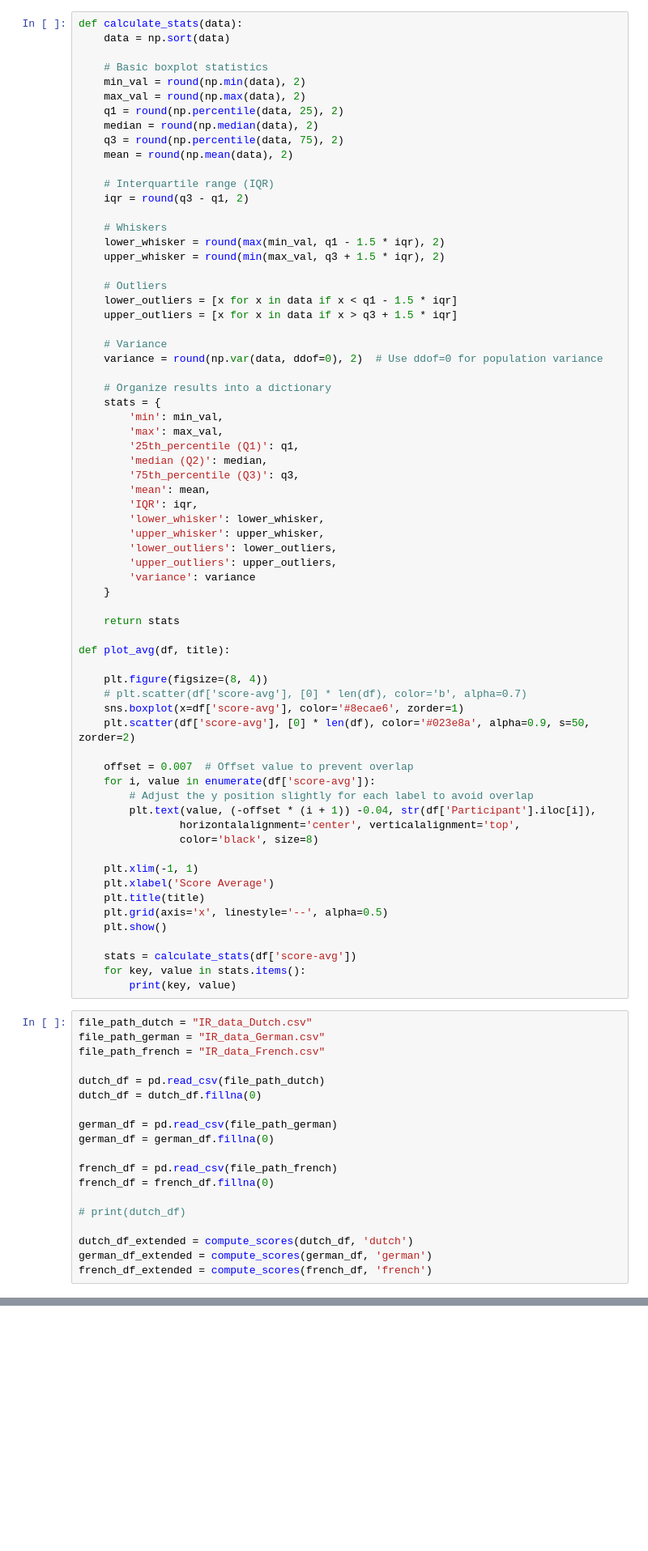
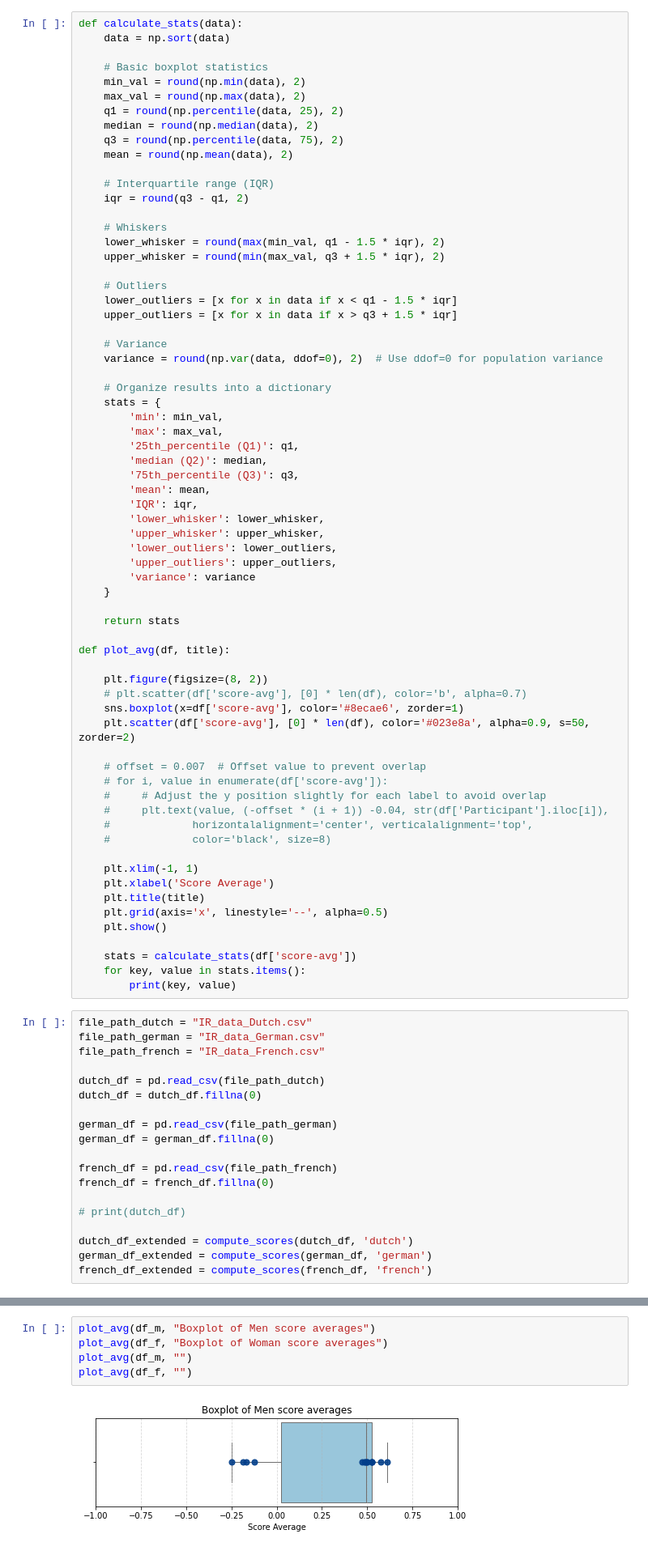
Before and after one commit to teauteau/ir_personalisation, a Jupyter notebook: data_analyzation.ipynb, the cells around one changed output, grey strips where cells are left out. Shown: that part at 81% size. Drawn from its saved outputs; the diff is of its cells as text; blank space fills up the shorter version.

```diff
--- a/data_analyzation.ipynb
+++ b/data_analyzation.ipynb
@@ -189,17 +189,17 @@ def calculate_stats(data):
 
 def plot_avg(df, title):
 
-    plt.figure(figsize=(8, 4))
+    plt.figure(figsize=(8, 2))
     # plt.scatter(df['score-avg'], [0] * len(df), color='b', alpha=0.7)
     sns.boxplot(x=df['score-avg'], color='#8ecae6', zorder=1)
     plt.scatter(df['score-avg'], [0] * len(df), color='#023e8a', alpha=0.9, s=50, zorder=2)
 
-    offset = 0.007  # Offset value to prevent overlap
-    for i, value in enumerate(df['score-avg']):
-        # Adjust the y position slightly for each label to avoid overlap
-        plt.text(value, (-offset * (i + 1)) -0.04, str(df['Participant'].iloc[i]),
-                horizontalalignment='center', verticalalignment='top',
-                color='black', size=8)
+    # offset = 0.007  # Offset value to prevent overlap
+    # for i, value in enumerate(df['score-avg']):
+    #     # Adjust the y position slightly for each label to avoid overlap
+    #     plt.text(value, (-offset * (i + 1)) -0.04, str(df['Participant'].iloc[i]),
+    #             horizontalalignment='center', verticalalignment='top',
+    #             color='black', size=8)
 
     plt.xlim(-1, 1)
     plt.xlabel('Score Average')
@@ -231,0 +281,7 @@ french_df_extended = compute_scores(french_df, 'french')
+# %%
+plot_avg(df_m, "Boxplot of Men score averages")
+plot_avg(df_f, "Boxplot of Woman score averages")
+plot_avg(df_m, "")
+plot_avg(df_f, "")
+# %% [output]
+[figure, added]
```
Also changed, not shown: parts of 10 cells of this notebook, 9 other files.
